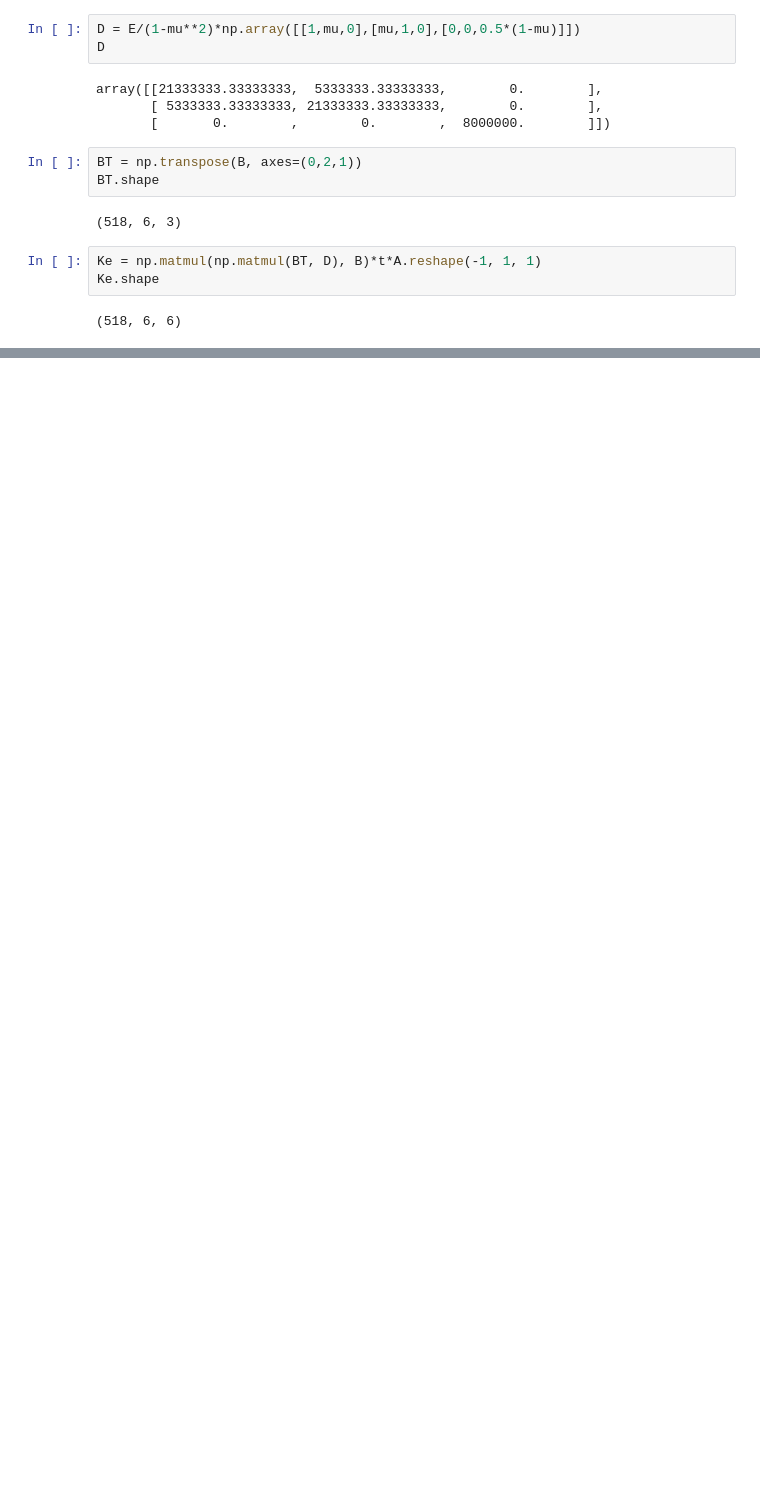
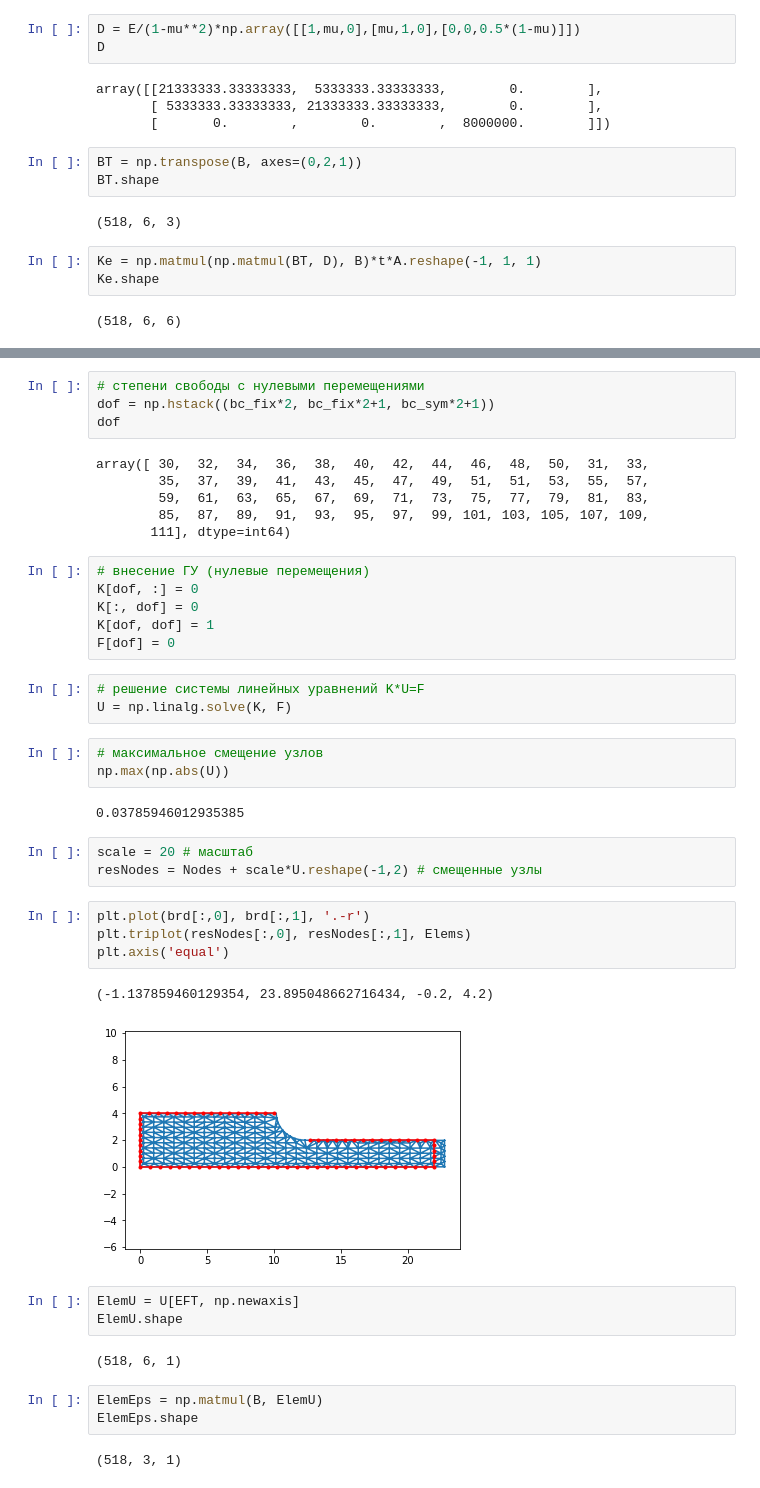
Before and after one commit to BoberSA/FEMCourse, a Jupyter notebook: Segerlind_p235.ipynb, the cells around one changed output, grey strips where cells are left out. Saved outputs shown, nothing was run; the diff lists cells and outputs as text; blank space fills up the shorter version.

```diff
--- a/Segerlind_p235.ipynb
+++ b/Segerlind_p235.ipynb
@@ -218,0 +309,44 @@ Ke.shape
+# %%
+# степени свободы с нулевыми перемещениями
+dof = np.hstack((bc_fix*2, bc_fix*2+1, bc_sym*2+1))
+dof
+# %% [output]
+array([ 30,  32,  34,  36,  38,  40,  42,  44,  46,  48,  50,  31,  33,
+        35,  37,  39,  41,  43,  45,  47,  49,  51,  51,  53,  55,  57,
+        59,  61,  63,  65,  67,  69,  71,  73,  75,  77,  79,  81,  83,
+        85,  87,  89,  91,  93,  95,  97,  99, 101, 103, 105, 107, 109,
+       111], dtype=int64)
+# %%
+# внесение ГУ (нулевые перемещения)
+K[dof, :] = 0
+K[:, dof] = 0
+K[dof, dof] = 1
+F[dof] = 0
+# %%
+# решение системы линейных уравнений K*U=F
+U = np.linalg.solve(K, F)
+# %%
+# максимальное смещение узлов
+np.max(np.abs(U))
+# %% [output]
+0.03785946012935385
+# %%
+scale = 20 # масштаб
+resNodes = Nodes + scale*U.reshape(-1,2) # смещенные узлы
+# %%
+plt.plot(brd[:,0], brd[:,1], '.-r')
+plt.triplot(resNodes[:,0], resNodes[:,1], Elems)
+plt.axis('equal')
+# %% [output]
+(-1.137859460129354, 23.895048662716434, -0.2, 4.2)
+[figure, added]
+# %%
+ElemU = U[EFT, np.newaxis]
+ElemU.shape
+# %% [output]
+(518, 6, 1)
+# %%
+ElemEps = np.matmul(B, ElemU)
+ElemEps.shape
+# %% [output]
+(518, 3, 1)
```
Also changed, not shown: parts of 32 cells of this notebook.
